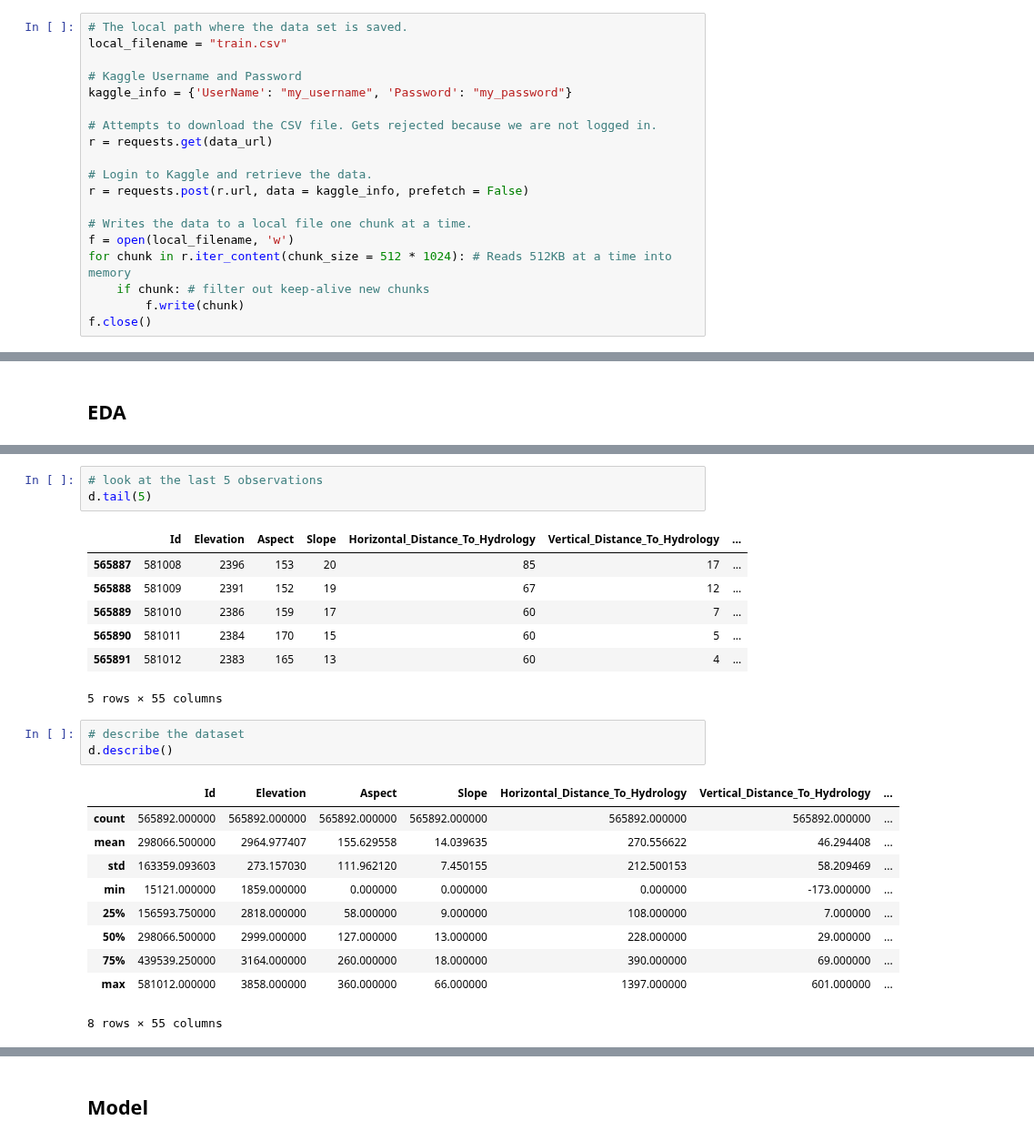
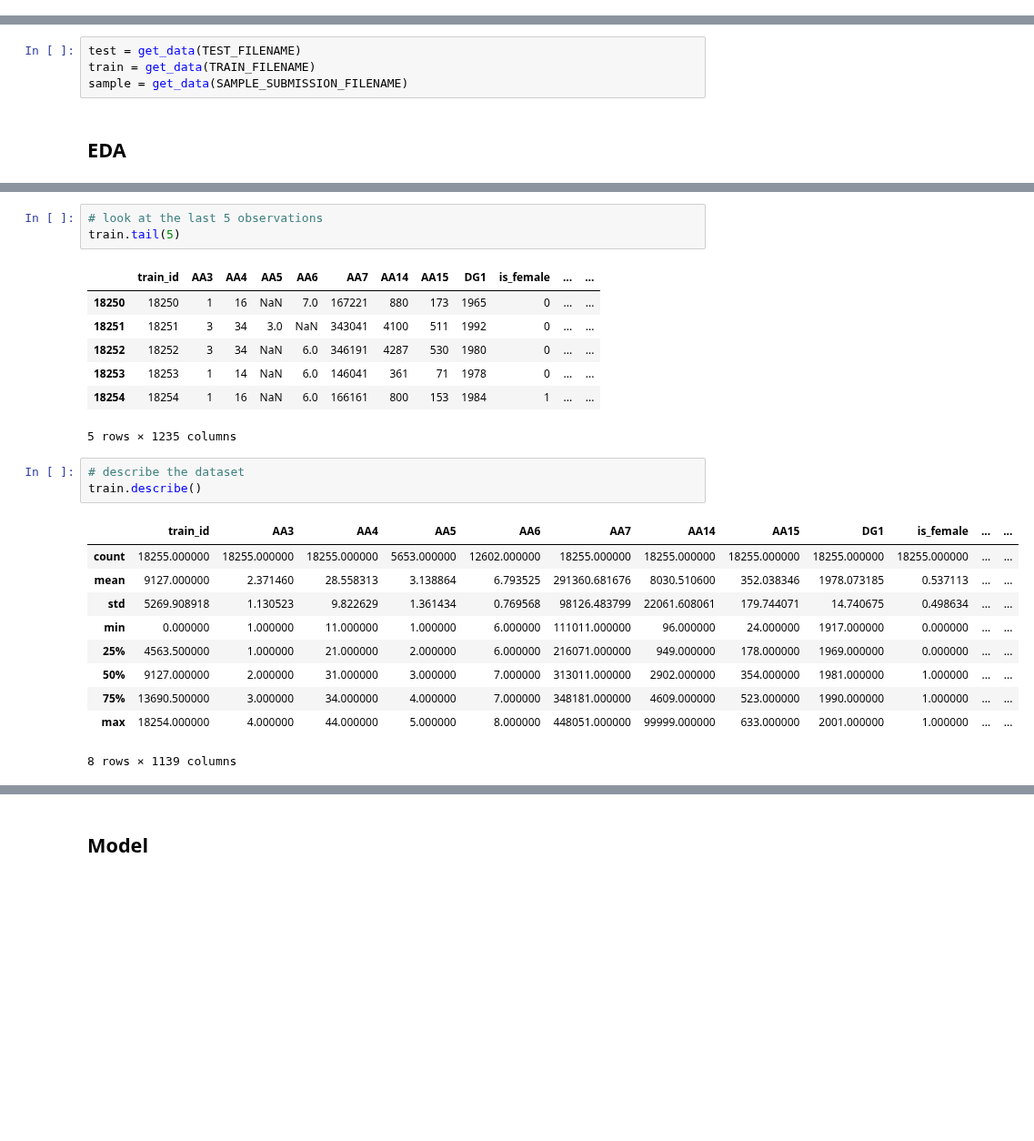
Before and after one commit to tiffapedia/w207-final, a Jupyter notebook: DivyaGorantla_RamIyer_TiffanyJaya_SteveSanders.ipynb, the cells around one changed output, grey strips where cells are left out. Shown at 91% size. Cells and saved outputs as stored; diff of their text form; blank space fills up the shorter version.

```diff
--- a/DivyaGorantla_RamIyer_TiffanyJaya_SteveSanders.ipynb
+++ b/DivyaGorantla_RamIyer_TiffanyJaya_SteveSanders.ipynb
@@ -20,25 +20,6 @@ import tensorflow as tf
 tf.set_random_seed(6)
 # %% [markdown]
 ## Helper Functions
-# %%
-# The local path where the data set is saved.
-local_filename = "train.csv"
-
-# Kaggle Username and Password
-kaggle_info = {'UserName': "my_username", 'Password': "my_password"}
-
-# Attempts to download the CSV file. Gets rejected because we are not logged in.
-r = requests.get(data_url)
-
-# Login to Kaggle and retrieve the data.
-r = requests.post(r.url, data = kaggle_info, prefetch = False)
-
-# Writes the data to a local file one chunk at a time.
-f = open(local_filename, 'w')
-for chunk in r.iter_content(chunk_size = 512 * 1024): # Reads 512KB at a time into memory
-    if chunk: # filter out keep-alive new chunks
-        f.write(chunk)
-f.close()
 # %%
 TEST_FILENAME = 'test.csv'
 TRAIN_FILENAME = 'train.csv'
@@ -83,3 +53,7 @@ d = get_data()
+# %%
+test = get_data(TEST_FILENAME)
+train = get_data(TRAIN_FILENAME)
+sample = get_data(SAMPLE_SUBMISSION_FILENAME)
 # %% [markdown]
 ## EDA
 # %%
@@ -101,27 +81,27 @@ d.sample(5)
 # %%
 # look at the last 5 observations
-d.tail(5)
+train.tail(5)
 # %% [output]
-|  | Id | Elevation | Aspect | Slope | Horizontal_Distance_To_Hydrology | Vertical_Distance_To_Hydrology | ... |
-| 565887 | 581008 | 2396 | 153 | 20 | 85 | 17 | ... |
-| 565888 | 581009 | 2391 | 152 | 19 | 67 | 12 | ... |
-| 565889 | 581010 | 2386 | 159 | 17 | 60 | 7 | ... |
-| 565890 | 581011 | 2384 | 170 | 15 | 60 | 5 | ... |
-| 565891 | 581012 | 2383 | 165 | 13 | 60 | 4 | ... |
+|  | train_id | AA3 | AA4 | AA5 | AA6 | AA7 | AA14 | AA15 | DG1 | is_female | ... | ... |
+| 18250 | 18250 | 1 | 16 | NaN | 7.0 | 167221 | 880 | 173 | 1965 | 0 | ... | ... |
+| 18251 | 18251 | 3 | 34 | 3.0 | NaN | 343041 | 4100 | 511 | 1992 | 0 | ... | ... |
+| 18252 | 18252 | 3 | 34 | NaN | 6.0 | 346191 | 4287 | 530 | 1980 | 0 | ... | ... |
+| 18253 | 18253 | 1 | 14 | NaN | 6.0 | 146041 | 361 | 71 | 1978 | 0 | ... | ... |
+| 18254 | 18254 | 1 | 16 | NaN | 6.0 | 166161 | 800 | 153 | 1984 | 1 | ... | ... |
-5 rows × 55 columns
+5 rows × 1235 columns
 # %%
 # describe the dataset
-d.describe()
+train.describe()
 # %% [output]
-|  | Id | Elevation | Aspect | Slope | Horizontal_Distance_To_Hydrology | Vertical_Distance_To_Hydrology | ... |
-| count | 565892.000000 | 565892.000000 | 565892.000000 | 565892.000000 | 565892.000000 | 565892.000000 | ... |
-| mean | 298066.500000 | 2964.977407 | 155.629558 | 14.039635 | 270.556622 | 46.294408 | ... |
-| std | 163359.093603 | 273.157030 | 111.962120 | 7.450155 | 212.500153 | 58.209469 | ... |
-| min | 15121.000000 | 1859.000000 | 0.000000 | 0.000000 | 0.000000 | -173.000000 | ... |
-| 25% | 156593.750000 | 2818.000000 | 58.000000 | 9.000000 | 108.000000 | 7.000000 | ... |
-| 50% | 298066.500000 | 2999.000000 | 127.000000 | 13.000000 | 228.000000 | 29.000000 | ... |
-| 75% | 439539.250000 | 3164.000000 | 260.000000 | 18.000000 | 390.000000 | 69.000000 | ... |
-| max | 581012.000000 | 3858.000000 | 360.000000 | 66.000000 | 1397.000000 | 601.000000 | ... |
+|  | train_id | AA3 | AA4 | AA5 | AA6 | AA7 | AA14 | AA15 | DG1 | is_female | ... | ... |
+| count | 18255.000000 | 18255.000000 | 18255.000000 | 5653.000000 | 12602.000000 | 18255.000000 | 18255.000000 | 18255.000000 | 18255.000000 | 18255.000000 | ... | ... |
+| mean | 9127.000000 | 2.371460 | 28.558313 | 3.138864 | 6.793525 | 291360.681676 | 8030.510600 | 352.038346 | 1978.073185 | 0.537113 | ... | ... |
+| std | 5269.908918 | 1.130523 | 9.822629 | 1.361434 | 0.769568 | 98126.483799 | 22061.608061 | 179.744071 | 14.740675 | 0.498634 | ... | ... |
+| min | 0.000000 | 1.000000 | 11.000000 | 1.000000 | 6.000000 | 111011.000000 | 96.000000 | 24.000000 | 1917.000000 | 0.000000 | ... | ... |
+| 25% | 4563.500000 | 1.000000 | 21.000000 | 2.000000 | 6.000000 | 216071.000000 | 949.000000 | 178.000000 | 1969.000000 | 0.000000 | ... | ... |
+| 50% | 9127.000000 | 2.000000 | 31.000000 | 3.000000 | 7.000000 | 313011.000000 | 2902.000000 | 354.000000 | 1981.000000 | 1.000000 | ... | ... |
+| 75% | 13690.500000 | 3.000000 | 34.000000 | 4.000000 | 7.000000 | 348181.000000 | 4609.000000 | 523.000000 | 1990.000000 | 1.000000 | ... | ... |
+| max | 18254.000000 | 4.000000 | 44.000000 | 5.000000 | 8.000000 | 448051.000000 | 99999.000000 | 633.000000 | 2001.000000 | 1.000000 | ... | ... |
-8 rows × 55 columns
+8 rows × 1139 columns
 # %%
 # idenitfy missing values
```
Also changed, not shown: parts of 6 cells of this notebook.
